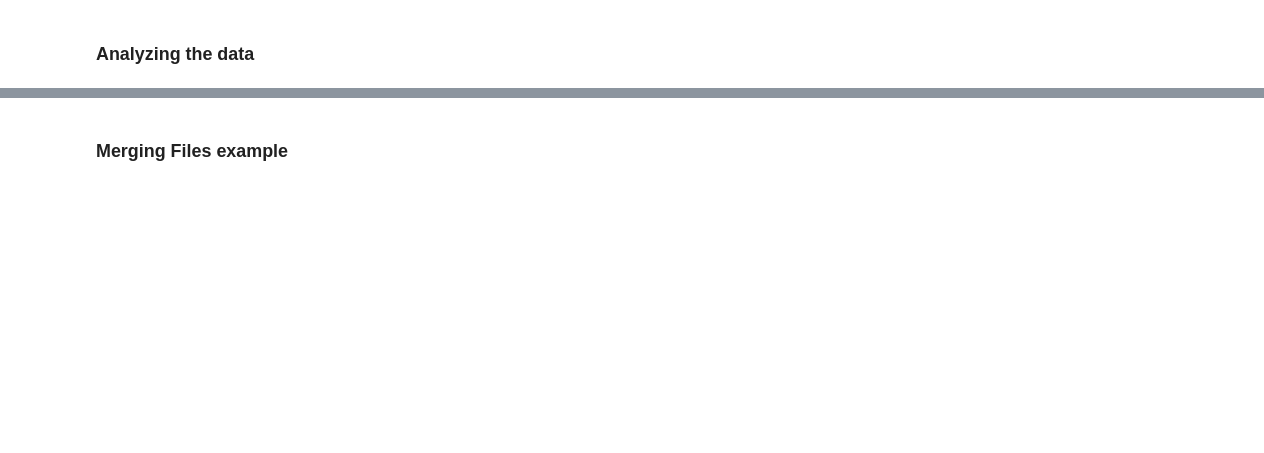
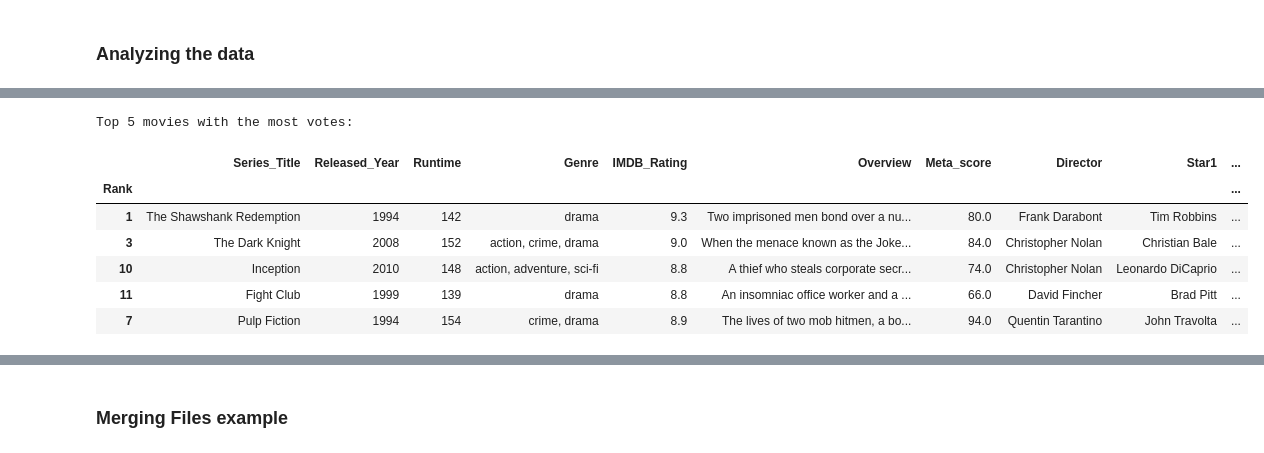
Before and after one commit to jwmathis/SSE591_Project3, a Jupyter notebook: Top Movies Data Analysis/MovieDataAnalysis.ipynb, the cells around one changed output, grey strips where cells are left out. Cells and saved outputs as stored; diff of their text form; code cells hidden in the pictures; blank space fills up the shorter version.

```diff
--- a/Top Movies Data Analysis/MovieDataAnalysis.ipynb
+++ b/Top Movies Data Analysis/MovieDataAnalysis.ipynb
@@ -341,11 +373,20 @@ movies_df[after_year].head(5) #display only 5 rows
 # %%
-#movie with highest votes
-# Sort the DataFrame by 'Number of Votes' column in descending order
-movies_sorted_by_votes = movies_df_clean.sort_values(by='No_of_Votes', ascending=False)
+# movies with highest votes
+# Sort the DataFrame by 'No of Votes' column in descending order
+movies_sorted_by_votes = movies_df.sort_values(by='No_of_Votes', ascending=False)
 
 # Get the top 5 movies with the most votes
 top_movies_by_votes = movies_sorted_by_votes.head(5)
 
 # Print the top movies with the most votes
 print("Top 5 movies with the most votes:")
 display(top_movies_by_votes)
+# %% [output]
+Top 5 movies with the most votes:
+|  | Series_Title | Released_Year | Runtime | Genre | IMDB_Rating | Overview | Meta_score | Director | Star1 | ... |
+| Rank |  |  |  |  |  |  |  |  |  | ... |
+| 1 | The Shawshank Redemption | 1994 | 142 | drama | 9.3 | Two imprisoned men bond over a nu... | 80.0 | Frank Darabont | Tim Robbins | ... |
+| 3 | The Dark Knight | 2008 | 152 | action, crime, drama | 9.0 | When the menace known as the Joke... | 84.0 | Christopher Nolan | Christian Bale | ... |
+| 10 | Inception | 2010 | 148 | action, adventure, sci-fi | 8.8 | A thief who steals corporate secr... | 74.0 | Christopher Nolan | Leonardo DiCaprio | ... |
+| 11 | Fight Club | 1999 | 139 | drama | 8.8 | An insomniac office worker and a ... | 66.0 | David Fincher | Brad Pitt | ... |
+| 7 | Pulp Fiction | 1994 | 154 | crime, drama | 8.9 | The lives of two mob hitmen, a bo... | 94.0 | Quentin Tarantino | John Travolta | ... |
```
Also changed, not shown: parts of 16 cells of this notebook, 2 other files.
